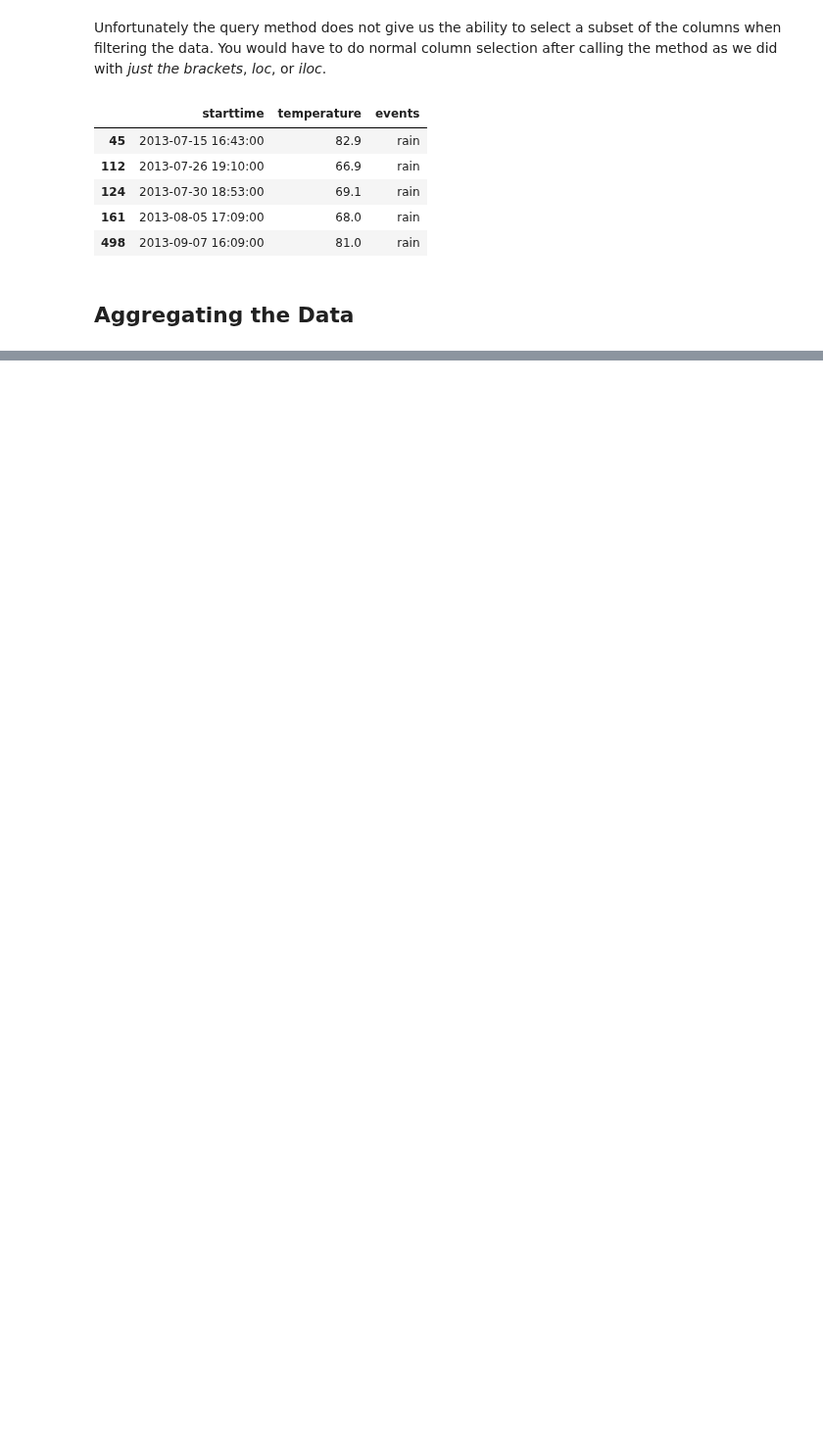
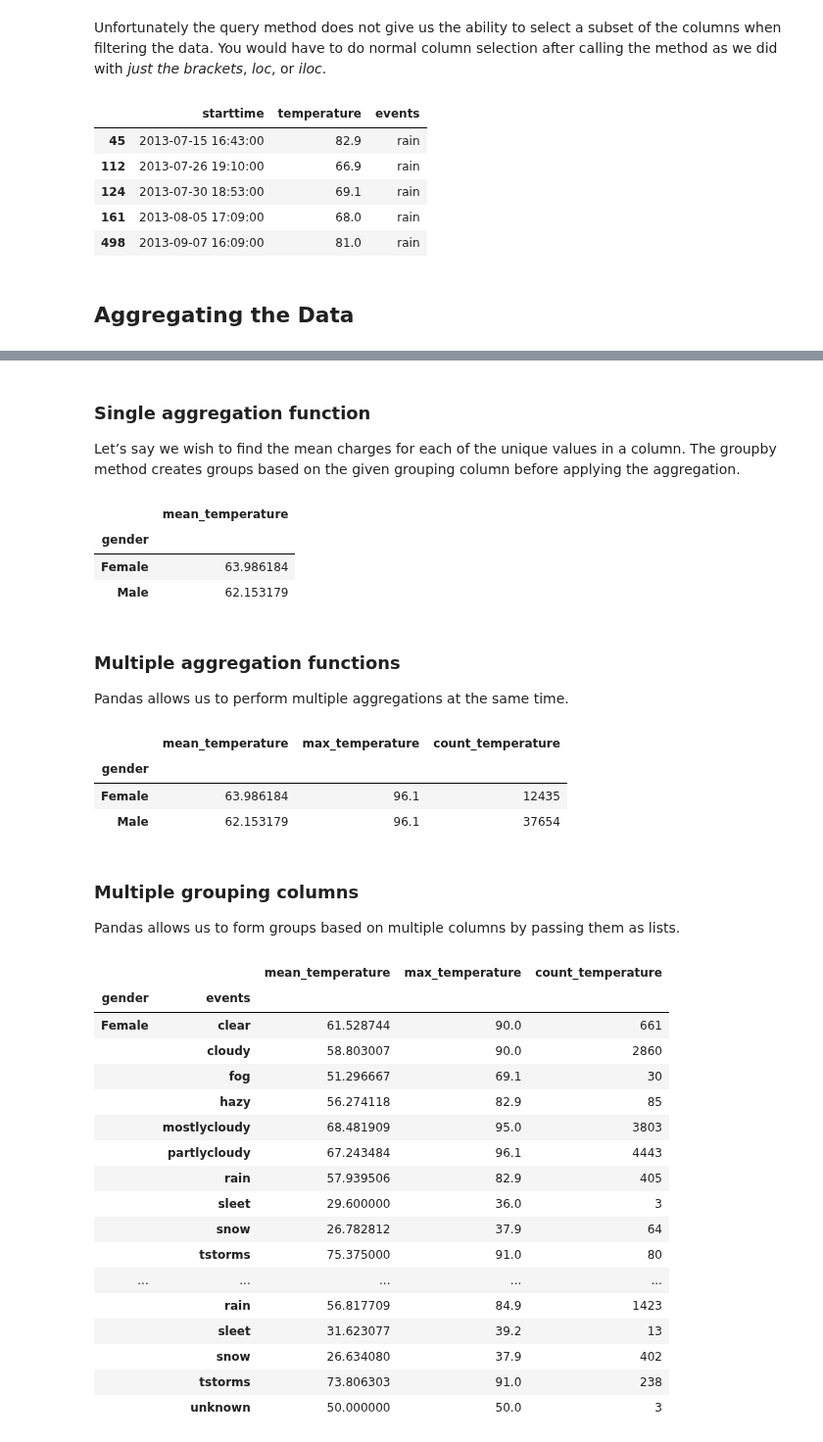
Before and after one commit to bizzaccelerator/Data-Science-Study-Notes, a Jupyter notebook: 3. Data managing using Pandas - Part 2.ipynb, the cells around one changed output, grey strips where cells are left out. Shown at 98% size. Drawn from its saved outputs; the diff is of its cells as text; code cells hidden in the pictures; blank space fills up the shorter version.

Commit message:
Aggregating methods added.

```diff
--- a/3. Data managing using Pandas - Part 2.ipynb
+++ b/3. Data managing using Pandas - Part 2.ipynb
@@ -607,0 +656,55 @@ bikes.query('events in ["snow", "rain"]')[cols].head()
+# %% [markdown]
+### Single aggregation function
+
+Let’s say we wish to find the mean charges for each of the unique values in a column. The
+groupby method creates groups based on the given grouping column before applying the aggregation.
+# %%
+# Aggregating values into a category:
+bikes.groupby('gender').agg(mean_temperature =('temperature','mean'))
+# %% [output]
+|  | mean_temperature |
+| gender |  |
+| Female | 63.986184 |
+| Male | 62.153179 |
+# %% [markdown]
+### Multiple aggregation functions
+Pandas allows us to perform multiple aggregations at the same time.
+# %%
+# Aggregating values into several categories:
+bikes.groupby('gender').agg(mean_temperature =('temperature','mean'),
+                            max_temperature =('temperature','max'),
+                            count_temperature =('temperature','count')
+                            )
+# %% [output]
+|  | mean_temperature | max_temperature | count_temperature |
+| gender |  |  |  |
+| Female | 63.986184 | 96.1 | 12435 |
+| Male | 62.153179 | 96.1 | 37654 |
+# %% [markdown]
+### Multiple grouping columns
+Pandas allows us to form groups based on multiple columns by passing them as lists.
+# %%
+# Aggregating values into several categories:
+bikes.groupby(['gender','events']).agg(mean_temperature =('temperature','mean'),
+                            max_temperature =('temperature','max'),
+                            count_temperature =('temperature','count')
+                            )
+# %% [output]
+|  |  | mean_temperature | max_temperature | count_temperature |
+| gender | events |  |  |  |
+| Female | clear | 61.528744 | 90.0 | 661 |
+|  | cloudy | 58.803007 | 90.0 | 2860 |
+|  | fog | 51.296667 | 69.1 | 30 |
+|  | hazy | 56.274118 | 82.9 | 85 |
+|  | mostlycloudy | 68.481909 | 95.0 | 3803 |
+|  | partlycloudy | 67.243484 | 96.1 | 4443 |
+|  | rain | 57.939506 | 82.9 | 405 |
+|  | sleet | 29.600000 | 36.0 | 3 |
+|  | snow | 26.782812 | 37.9 | 64 |
+|  | tstorms | 75.375000 | 91.0 | 80 |
+| ... | ... | ... | ... | ... |
+|  | rain | 56.817709 | 84.9 | 1423 |
+|  | sleet | 31.623077 | 39.2 | 13 |
+|  | snow | 26.634080 | 37.9 | 402 |
+|  | tstorms | 73.806303 | 91.0 | 238 |
+|  | unknown | 50.000000 | 50.0 | 3 |
```
Also changed, not shown: parts of 6 cells of this notebook, 1 other file.
